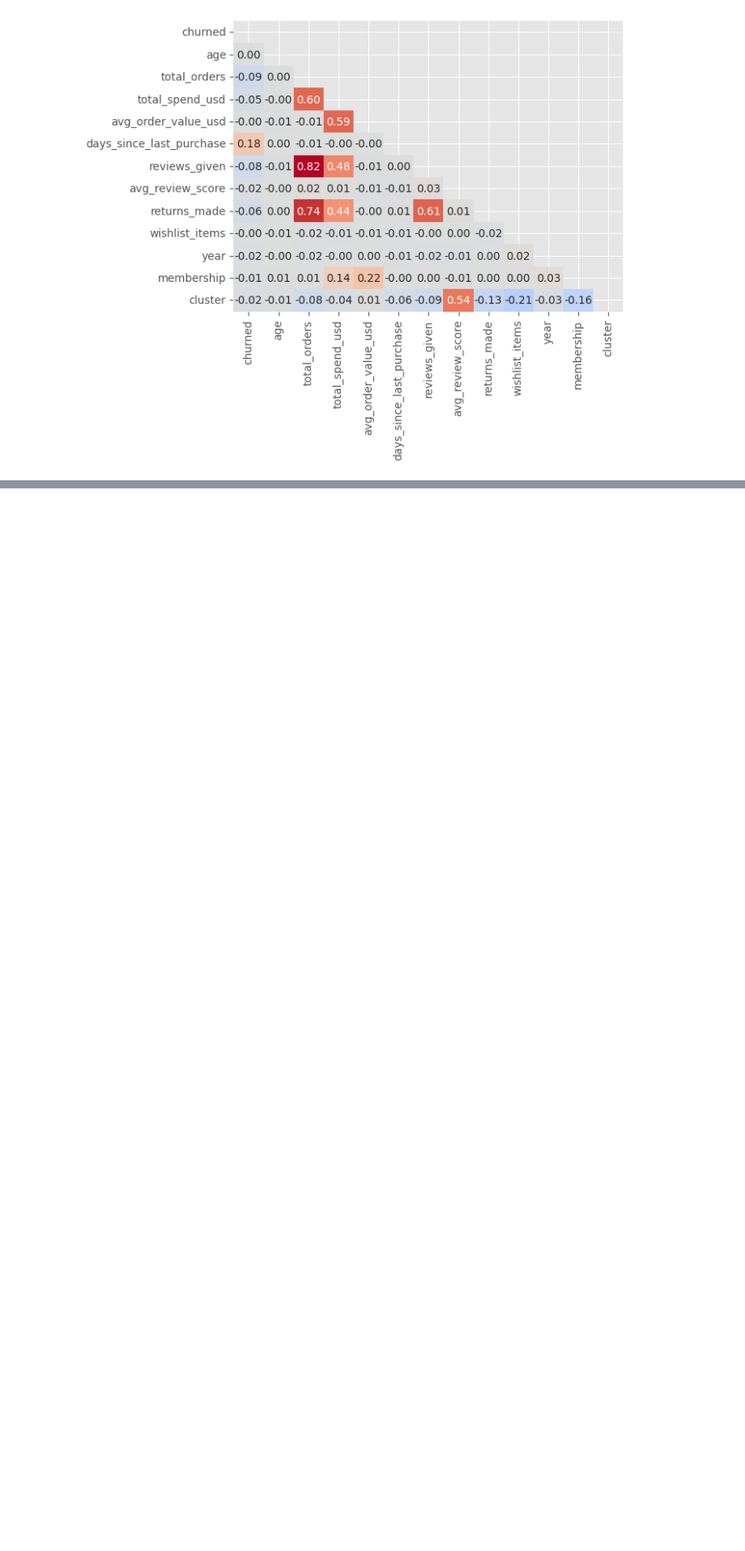
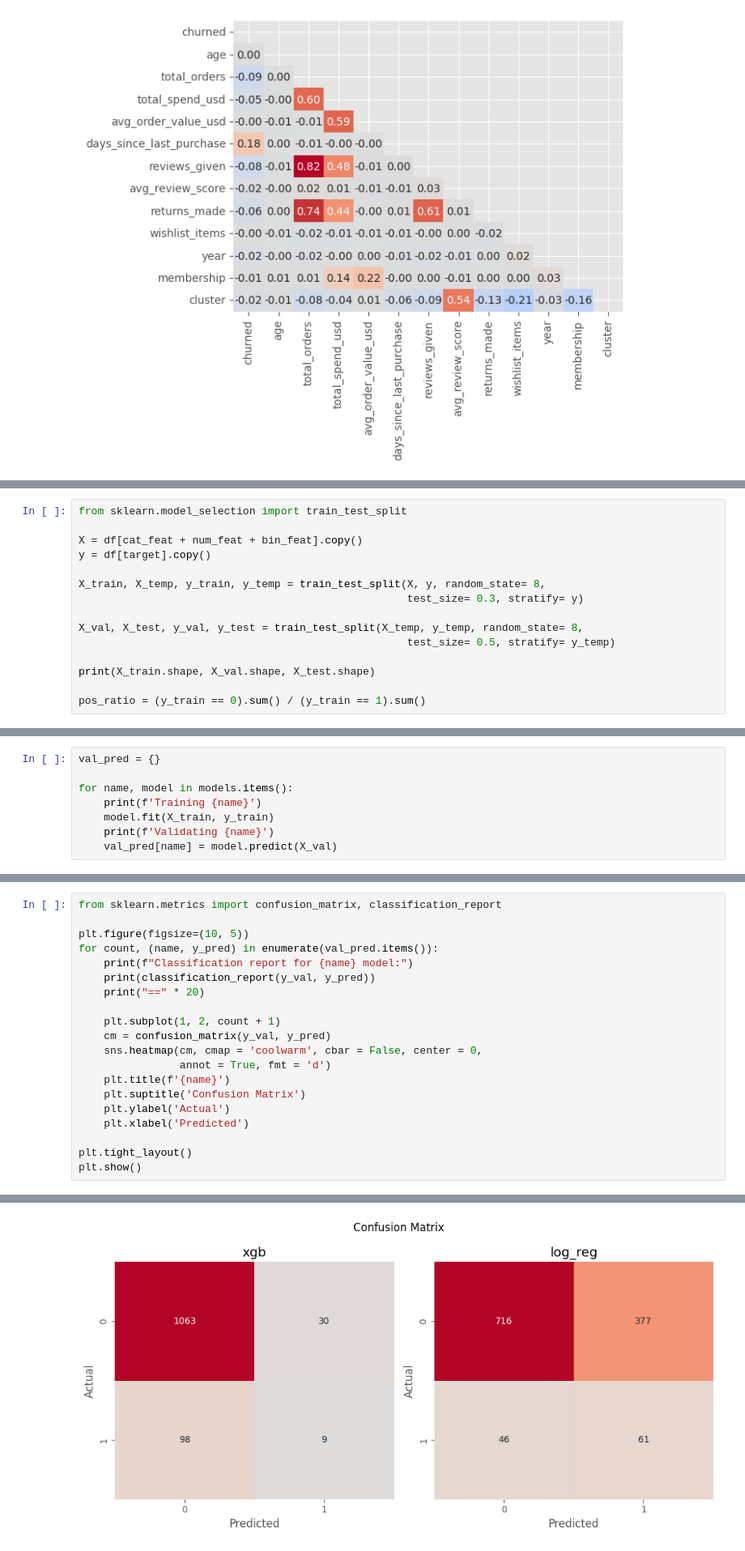
Before and after one commit to Doug-Vo/ML-Self-Project, a Jupyter notebook: Machine Learning/e_commerce.ipynb, the cells around one changed output, grey strips where cells are left out. Shown at 81% size. Drawn from its saved outputs; the diff is of its cells as text; blank space fills up the shorter version.

Commit message:
Val train pipeline

```diff
--- a/Machine Learning/e_commerce.ipynb
+++ b/Machine Learning/e_commerce.ipynb
@@ -680,0 +717,15 @@ plt.show()
+# %%
+from sklearn.model_selection import train_test_split
+
+X = df[cat_feat + num_feat + bin_feat].copy()
+y = df[target].copy()
+
+X_train, X_temp, y_train, y_temp = train_test_split(X, y, random_state= 8,
+                                                    test_size= 0.3, stratify= y)
+
+X_val, X_test, y_val, y_test = train_test_split(X_temp, y_temp, random_state= 8,
+                                                    test_size= 0.5, stratify= y_temp)
+
+print(X_train.shape, X_val.shape, X_test.shape)
+
+pos_ratio = (y_train == 0).sum() / (y_train == 1).sum()
@@ -680,0 +770,8 @@ plt.show()
+# %%
+val_pred = {}
+
+for name, model in models.items():
+    print(f'Training {name}')
+    model.fit(X_train, y_train)
+    print(f'Validating {name}')
+    val_pred[name] = model.predict(X_val)
@@ -680,0 +783,21 @@ plt.show()
+# %%
+from sklearn.metrics import confusion_matrix, classification_report
+
+plt.figure(figsize=(10, 5))
+for count, (name, y_pred) in enumerate(val_pred.items()):
+    print(f"Classification report for {name} model:")
+    print(classification_report(y_val, y_pred))
+    print("==" * 20)
+
+    plt.subplot(1, 2, count + 1)
+    cm = confusion_matrix(y_val, y_pred)
+    sns.heatmap(cm, cmap = 'coolwarm', cbar = False, center = 0,
+                annot = True, fmt = 'd')
+    plt.title(f'{name}')
+    plt.suptitle('Confusion Matrix')
+    plt.ylabel('Actual')
+    plt.xlabel('Predicted')
+
+plt.tight_layout()
+plt.show()
+# %% [output]
@@ -680,0 +821 @@ plt.show()
+[figure, added]
```
Also changed, not shown: parts of 7 cells of this notebook.
